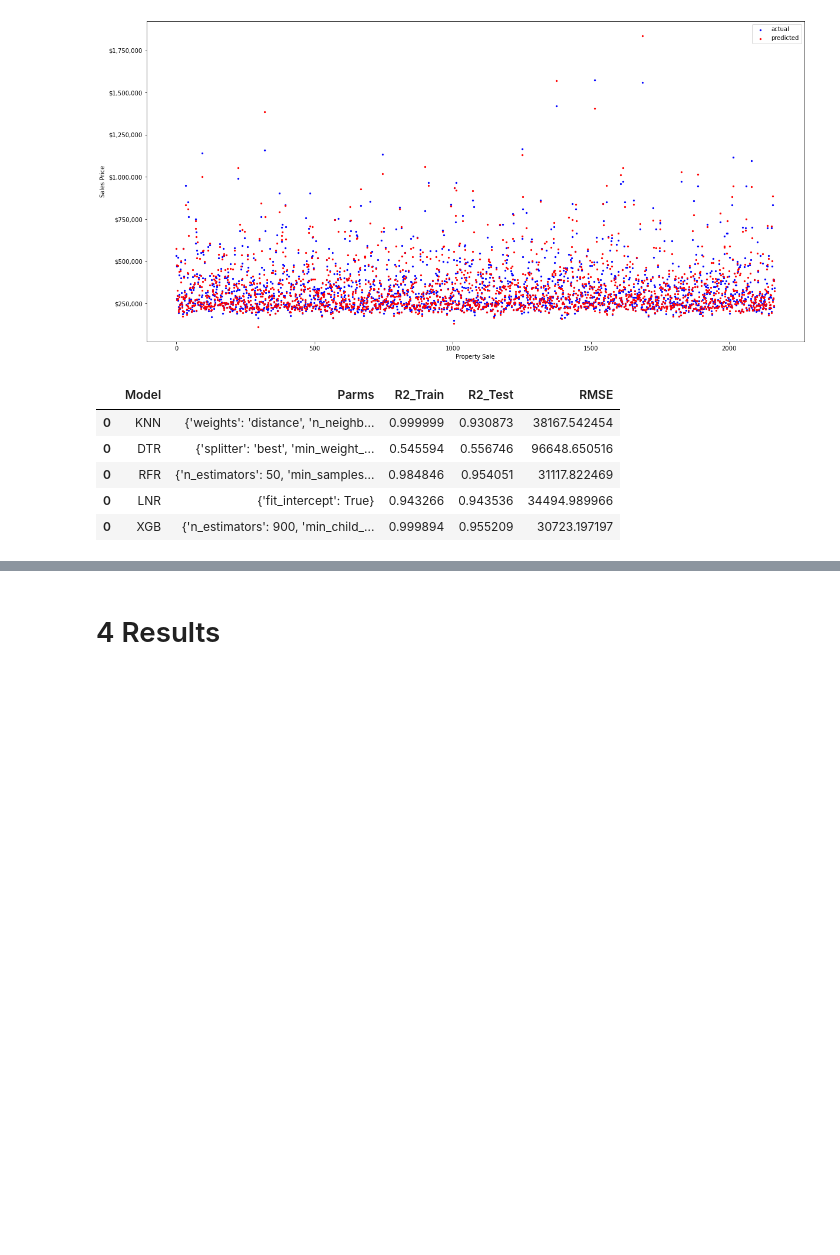
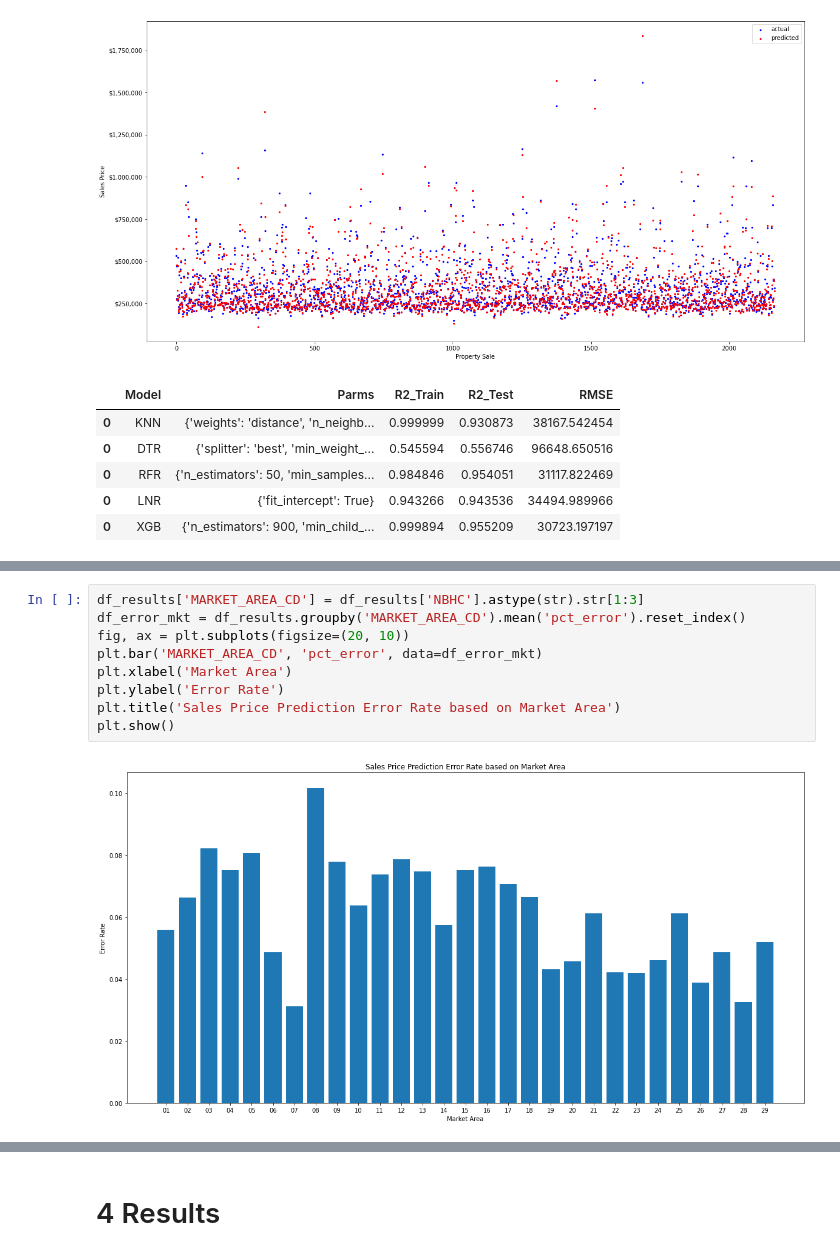
Before and after one commit to mkars01/real-estate-invest-recommender, a Jupyter notebook: notebooks/05_Modeling.ipynb, the cells around one changed output, grey strips where cells are left out. Saved outputs shown, nothing was run; the diff lists cells and outputs as text; blank space fills up the shorter version.

Commit message:
error analysis on KNR and XGB

```diff
--- a/notebooks/05_Modeling.ipynb
+++ b/notebooks/05_Modeling.ipynb
@@ -384,0 +420,11 @@ sns.heatmap(round(corr, 2), annot=True, fmt='.2f', cmap="coolwarm");
+# %%
+df_results['MARKET_AREA_CD'] = df_results['NBHC'].astype(str).str[1:3]
+df_error_mkt = df_results.groupby('MARKET_AREA_CD').mean('pct_error').reset_index()
+fig, ax = plt.subplots(figsize=(20, 10))
+plt.bar('MARKET_AREA_CD', 'pct_error', data=df_error_mkt)
+plt.xlabel('Market Area')
+plt.ylabel('Error Rate')
+plt.title('Sales Price Prediction Error Rate based on Market Area')
+plt.show()
+# %% [output]
+[figure, added]
```
Also changed, not shown: parts of 24 cells of this notebook, 2 other files.
